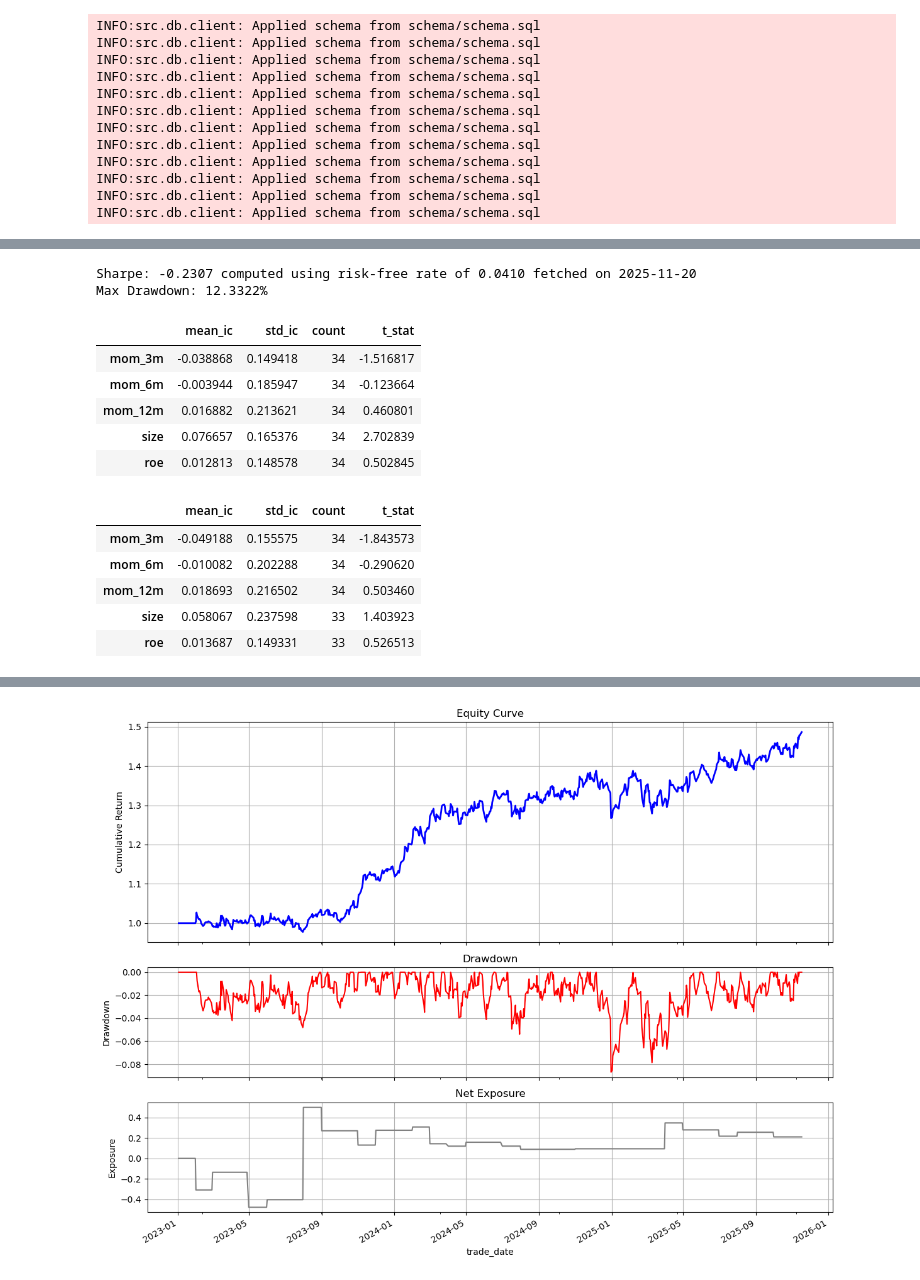
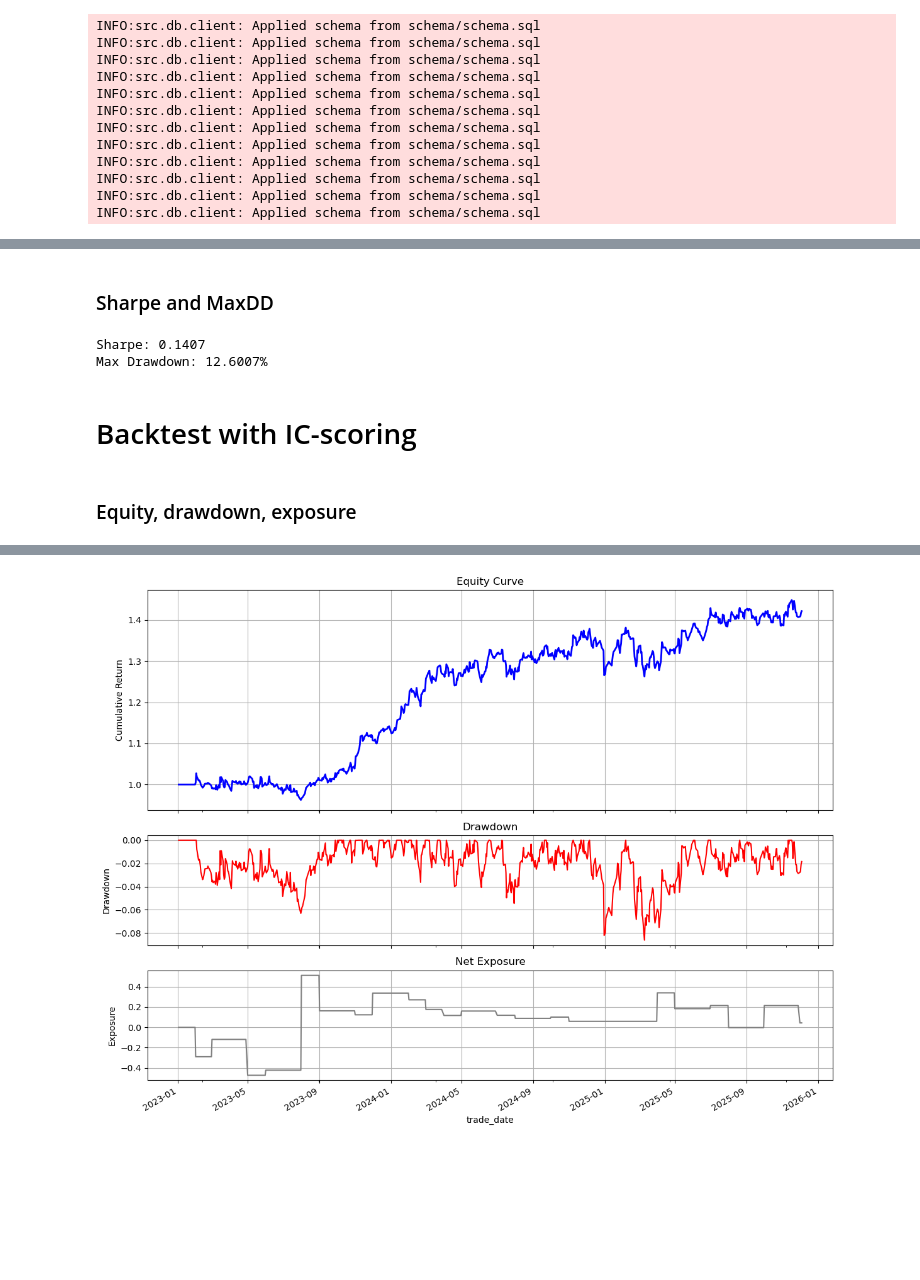
Before and after one commit to elphaim/multisector-pyFi, a Jupyter notebook: pipeline.ipynb, the cells around one changed output, grey strips where cells are left out. Cells and saved outputs as stored; diff of their text form; code cells hidden in the pictures; blank space fills up the shorter version.

```diff
--- a/pipeline.ipynb
+++ b/pipeline.ipynb
@@ -42,7 +21,18 @@ All .env variables have been set
+# %%
+class Settings(BaseSettings):
+    db_url: str
+    start_date: str
+    end_date: str
+    target_gross: float
+
+    class Config:
+        env_file = ".env"
+
+settings = Settings() # type: ignore[call-arg]
 # %%
-# Use Docker Postgres
-engine = get_engine(db_url) # type: ignore
-wait_for_db(db_url, timeout=30) # type: ignore
+# Use Docker Postgres DB
+engine = get_engine(settings.db_url)
+wait_for_db(settings.db_url, timeout=30)
 # %% [output]
 INFO:src.db.client: Database reachable at postgresql://postgres:pwd@localhost:5332/postgres
 True
@@ -90,7 +86,7 @@ def generate_rebalance_dates(start: str, end: str, freq: str = "monthly") -> lis
         raise ValueError("Unsupported frequency")
     return [d.strftime("%Y-%m-%d") for d in dates]
 
-rebalance_dates = generate_rebalance_dates(start=start_date, end=end_date, freq="monthly") # type: ignore
+rebalance_dates = generate_rebalance_dates(start=settings.start_date, end=settings.end_date, freq="monthly")
 # %%
 for date in rebalance_dates:
     df_factors = compute_factors_for_rebalance(engine, date)
@@ -123,11 +123,11 @@ for date in rebalance_dates:
     if scores.empty:
         continue
     vol = load_volatility(engine, date, "3m")
-    weights = volatility_adjusted_weights(scores, vol, target_gross)
+    weights = volatility_adjusted_weights(scores, vol, settings.target_gross)
     weights["rebalance_date"] = date
     all_weights.append(weights)
 
 weights_df = pd.concat(all_weights, ignore_index=True)
-results = run_backtest(engine, weights_df, start_date, end_date, cost_bps=10) # type: ignore
+results = run_backtest(engine, weights_df, settings.start_date, settings.end_date, cost_bps=10)
 plot_all(results)
 # %% [output]
@@ -143,35 +135,12 @@ else:
-# %%
-sharpe = compute_sharpe(returns=results["pnl"], risk_free_rate=rf) # type: ignore
-print(f"Sharpe: {sharpe:.4f} computed using risk-free rate of {rf:.4f} fetched on {rfd}")
-cum_ret = compute_cumulative_returns_from_returns(returns=results["pnl"])
-drawdown = compute_drawdown_series(cum_returns=cum_ret)
-mdd = drawdown.abs().max()
-print("Max Drawdown: {:.4%}".format(mdd))
-# %% [output]
-Sharpe: -0.2307 computed using risk-free rate of 0.0410 fetched on 2025-11-20
-Max Drawdown: 12.3322%
-# %%
-# Implement IC-scoring
-
-df_fh = load_factor_history(engine, factors=["mom_3m", "mom_6m", "mom_12m", "size", "roe"], start_date=start_date, end_date=end_date)
-price_p = load_price_panel(engine, start_date=start_date, end_date=end_date) # type: ignore
-X, y = align_factors_to_forward_returns(factors_long=df_fh, price_panel=price_p)
-ic_df_sp = compute_ic_series(X, y, "spearman") # type: ignore
-ic_df_p = compute_ic_series(X, y, "pearson") # type: ignore
-summarize_ic(ic_df_sp)
-# %% [output]
-|  | mean_ic | std_ic | count | t_stat |
-| mom_3m | -0.038868 | 0.149418 | 34 | -1.516817 |
-| mom_6m | -0.003944 | 0.185947 | 34 | -0.123664 |
-| mom_12m | 0.016882 | 0.213621 | 34 | 0.460801 |
-| size | 0.076657 | 0.165376 | 34 | 2.702839 |
-| roe | 0.012813 | 0.148578 | 34 | 0.502845 |
-# %%
-summarize_ic(ic_df_p)
-# %% [output]
-|  | mean_ic | std_ic | count | t_stat |
-| mom_3m | -0.049188 | 0.155575 | 34 | -1.843573 |
-| mom_6m | -0.010082 | 0.202288 | 34 | -0.290620 |
-| mom_12m | 0.018693 | 0.216502 | 34 | 0.503460 |
-| size | 0.058067 | 0.237598 | 33 | 1.403923 |
-| roe | 0.013687 | 0.149331 | 33 | 0.526513 |
+# %% [markdown]
+### Sharpe and MaxDD
+# %%
+sharpe = compute_sharpe(returns=results["pnl"], risk_free_rate=0)
+print(f"Sharpe: {sharpe:.4f}")
+mdd = results["drawdown"].abs().max()
+print("Max Drawdown: {:.4%}".format(mdd))
+# %% [output]
+Sharpe: 0.1407
+Max Drawdown: 12.6007%
+# %% [markdown]
+# Backtest with IC-scoring
@@ -178,3 +149,5 @@ summarize_ic(ic_df_p)
+# %% [markdown]
+### Equity, drawdown, exposure
 # %%
 # Use IC-scores and volatility adjusted weights
 
@@ -185,11 +158,11 @@ for date in rebalance_dates:
     if ic_scores.empty:
         continue
     vol = load_volatility(engine, date, "3m")
-    ic_weights = volatility_adjusted_weights(ic_scores, vol, target_gross)
+    ic_weights = volatility_adjusted_weights(ic_scores, vol, settings.target_gross)
     ic_weights["rebalance_date"] = date
     ic_all_weights.append(ic_weights)
 
 ic_weights_df = pd.concat(ic_all_weights, ignore_index=True)
-ic_results = run_backtest(engine, ic_weights_df, start_date, end_date, cost_bps=10) # type: ignore
+ic_results = run_backtest(engine, ic_weights_df, settings.start_date, settings.end_date, cost_bps=10)
 plot_all(ic_results)
 # %% [output]
@@ -197 +169 @@ WARNING:src.backtest.optimizer: No aligned X/y for IC computation
-[figure, old version]
+[figure, new version]
```
Also changed, not shown: parts of 36 cells of this notebook, 20 other files.
